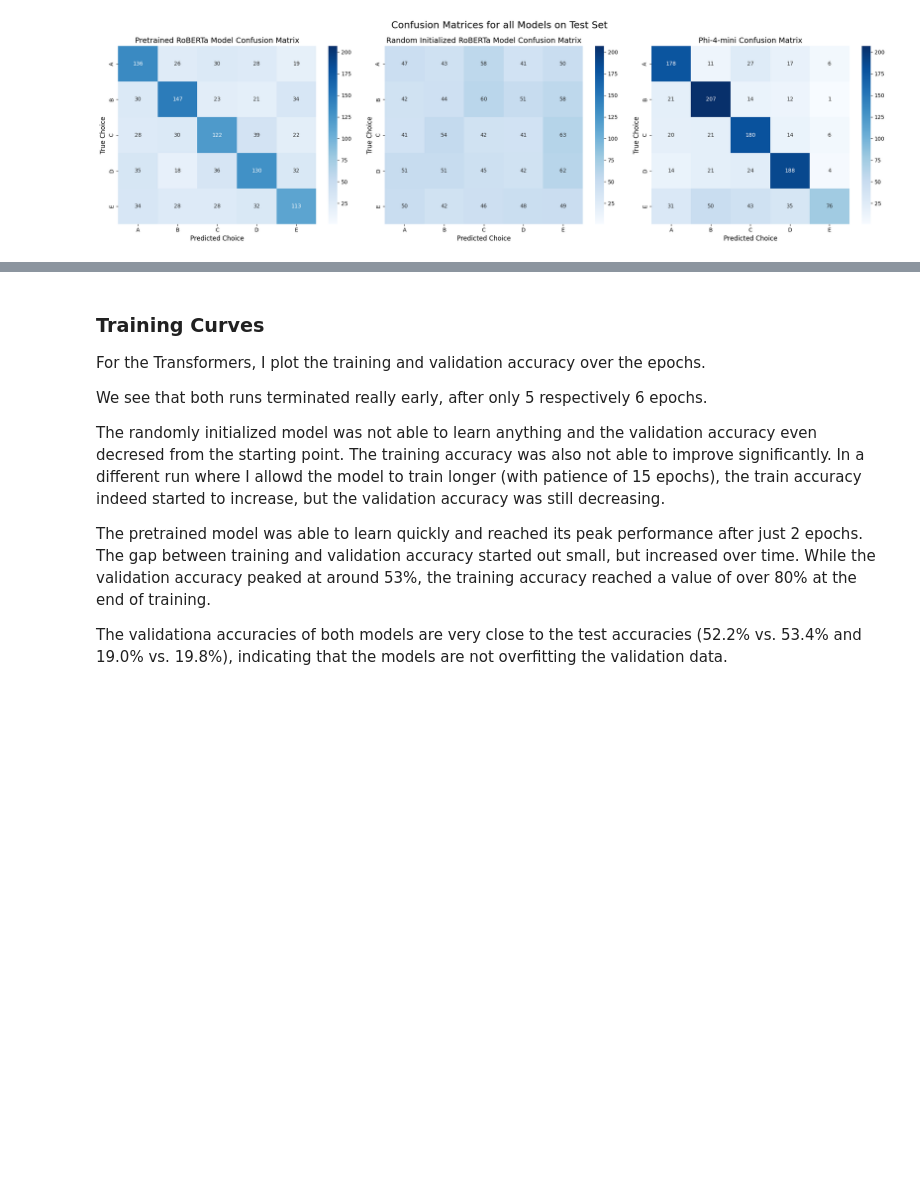
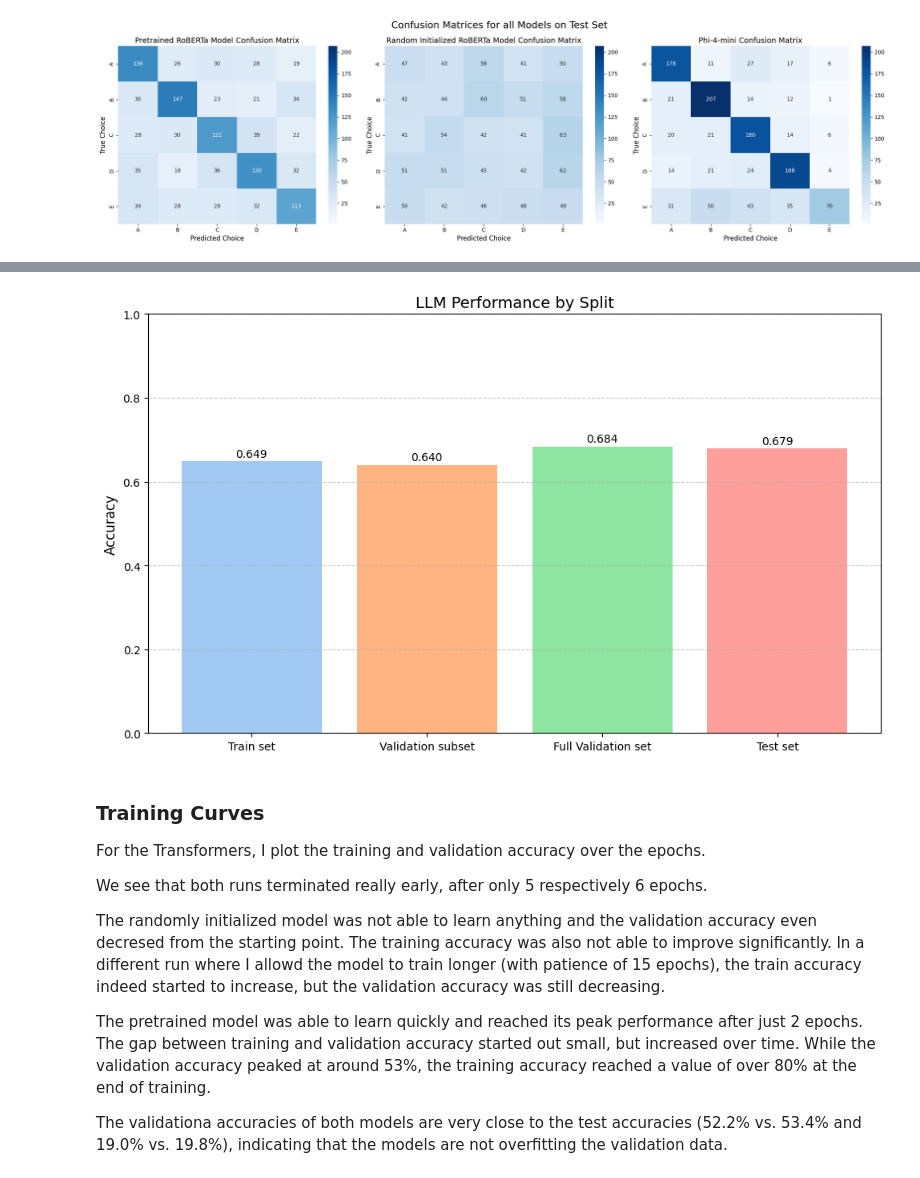
Before and after one commit to Davee02/HSLU.NLP, a Jupyter notebook: course_projects/project_2/project_2.ipynb, the cells around one changed output, grey strips where cells are left out. Cells and saved outputs as stored; diff of their text form; code cells hidden in the pictures; blank space fills up the shorter version.

Commit message:
evaluate all splits of llm

```diff
--- a/course_projects/project_2/project_2.ipynb
+++ b/course_projects/project_2/project_2.ipynb
@@ -1463,6 +1465,8 @@ if phi_test_results_artifact is None:
           "y_pred": phi_test_preds
       }
     ))
+else:
+  print("Existing test results artifact found, skipping evaluation")
 
 if phi_full_val_results_artifact is None:
   print("No existing full val results artifact found, creating a new one")
@@ -1481,6 +1485,8 @@ if phi_full_val_results_artifact is None:
           "y_pred": phi_full_val_preds
       }
     ))
+else:
+  print("Existing full val results artifact found, skipping evaluation")
 
 if phi_full_val_results_artifact is None:
   print("No existing train results artifact found, creating a new one")
@@ -1490,7 +1496,7 @@ if phi_full_val_results_artifact is None:
     phi_train_accuracy, phi_train_labels, phi_train_preds, phi_train_raw_answers = phi_prompt_engineering.evaluate(phi_prompt_train, log_wandb=False)
 
     resumed_llm_run.log_artifact(wandb.Artifact(
-      name=f"{llm_run.id}-full-val-results",
+      name=f"{llm_run.id}-train-results",
       type="results",
       metadata={
           "accuracy": phi_train_accuracy,
@@ -1499,3 +1505,5 @@ if phi_full_val_results_artifact is None:
           "y_pred": phi_train_preds
       }
     ))
+else:
+  print("Existing train results artifact found, skipping evaluation")
@@ -1584,3 +1603,31 @@ plt.show()
+# %%
+labels = ["Train set", "Validation subset", "Full Validation set", "Test set"]
+accuracies = [
+    phi_train_accuracy,
+    phi_accuracy,
+    phi_full_val_accuracy,
+    phi_test_accuracy
+]
+
+plt.figure(figsize=(10, 6))
+bars = plt.bar(labels, accuracies, color=sns.color_palette("pastel"))
+plt.ylim(0, 1.0)
+plt.ylabel('Accuracy', fontsize=12)
+plt.title('LLM Performance by Split', fontsize=14)
+plt.xticks()
+
+for bar, acc in zip(bars, accuracies):
+    plt.text(bar.get_x() + bar.get_width()/2.,
+             bar.get_height() + 0.01,
+             f'{acc:.3f}',
+             ha='center')
+
+plt.grid(axis='y', linestyle='--', alpha=0.7)
+plt.tight_layout()
+plt.savefig('graphics/phi_split_comparison.svg', bbox_inches='tight')
+plt.show()
+# %% [output]
+[figure, added]
 # %% [markdown]
 ### Training Curves
 
```
Also changed, not shown: parts of 3 cells of this notebook, 1 other file.
